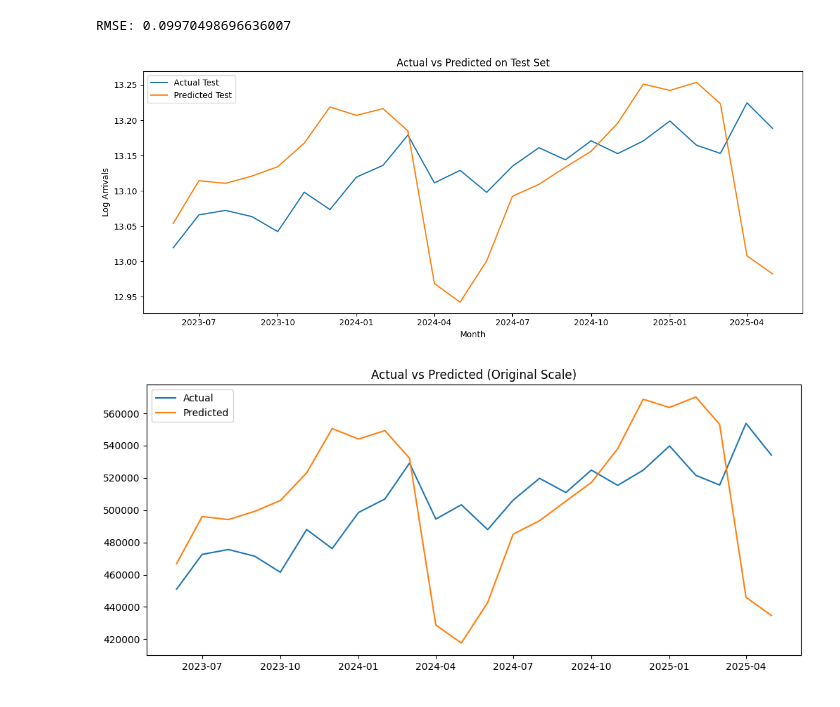
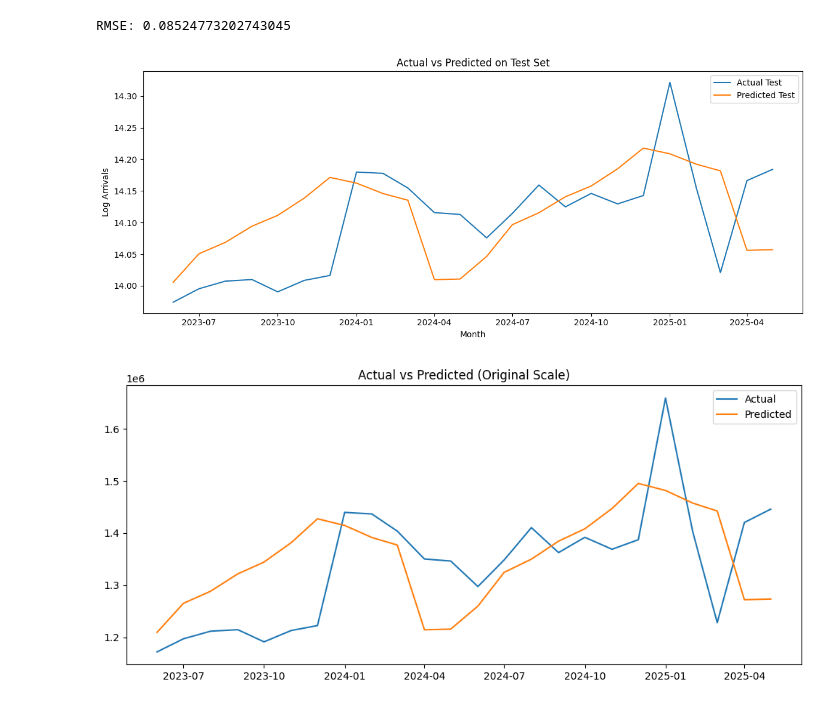
Before and after one commit to Lhanxi/IS3107-tourism-crowd-pipeline, a Jupyter notebook: notebooks/time_series_analysis.ipynb, the cells around one changed output. Drawn from its saved outputs; the diff is of its cells as text; code cells hidden in the pictures.

```diff
--- a/notebooks/time_series_analysis.ipynb
+++ b/notebooks/time_series_analysis.ipynb
@@ -70,6 +63,6 @@ p-value: 5.744793185910805e-05
 # %%
-ts_data["diff_1"] = ts_data["log_arrivals"].diff()
-adfuller_result_diff_1 = adfuller(ts_data["diff_1"].dropna())
+total_data["diff_1"] = total_data["total_log_arrivals"].diff()
+adfuller_result_diff_1 = adfuller(total_data["diff_1"].dropna())
 print("ADF Statistic:", adfuller_result_diff_1[0])
 print("p-value:", adfuller_result_diff_1[1])
 # %% [output]
@@ -78,6 +71,6 @@ p-value: 1.6302431151577285e-07
 # %%
-ts_data["diff_12"] = ts_data["log_arrivals"].diff(12)
+total_data["diff_12"] = total_data["total_log_arrivals"].diff(12)
 
-plot_acf(ts_data["diff_12"].dropna(), lags=40)
-plot_pacf(ts_data["diff_12"].dropna(), lags=40)
+plot_acf(total_data["diff_12"].dropna(), lags=40)
+plot_pacf(total_data["diff_12"].dropna(), lags=40)
 # %% [output]
@@ -160,3 +104,7 @@ plt.show()
 # %%
-train = ts_data[:-24]
-test = ts_data[-24:]
+train = total_data[:-24]
+test = total_data[-24:]
+
+print(len(total_data))
+print(len(train))
+print(len(test))
@@ -213,5 +165,5 @@ results_df.head(10)
 # %%
-model = SARIMAX(train["log_arrivals"], order=(1,1,2), seasonal_order=(0,1,1,12), enforce_stationarity=False, enforce_invertibility=False)
+model = SARIMAX(train["total_log_arrivals"], order=(2,1,0), seasonal_order=(0,1,1,12), enforce_stationarity=False, enforce_invertibility=False)
 result = model.fit()
 
 pred = result.get_forecast(steps=len(test))
@@ -238,11 +200,11 @@ CONVERGENCE: REL_REDUCTION_OF_F_<=_FACTR*EPSMCH
 # %%
-rmse = np.sqrt(mean_squared_error(test["log_arrivals"], pred_mean))
+rmse = np.sqrt(mean_squared_error(test["total_log_arrivals"], pred_mean))
 print("RMSE:", rmse)
 # %% [output]
-RMSE: 0.09970498696636007
+RMSE: 0.08524773202743045
 # %%
 plt.figure(figsize=(12,5))
-plt.plot(test["month"], test["log_arrivals"], label="Actual Test")
+plt.plot(test["month"], test["total_log_arrivals"], label="Actual Test")
 plt.plot(test["month"], pred_mean, label="Predicted Test")
 plt.title("Actual vs Predicted on Test Set")
 plt.xlabel("Month")
@@ -251,16 +213,16 @@ plt.legend()
 plt.tight_layout()
 plt.show()
 # %% [output]
-[figure, old version]
+[figure, new version]
 # %%
-actual_test = np.expm1(test["log_arrivals"])
+actual_test = np.expm1(test["total_log_arrivals"])
 pred_test = np.expm1(pred_mean)
 
 plt.figure(figsize=(12,5))
 plt.plot(test["month"], actual_test, label="Actual")
 plt.plot(test["month"], pred_test, label="Predicted")
 plt.legend()
 plt.title("Actual vs Predicted (Original Scale)")
 plt.show()
 # %% [output]
-[figure, old version]
+[figure, new version]
```
Also changed, not shown: parts of 22 cells of this notebook.
